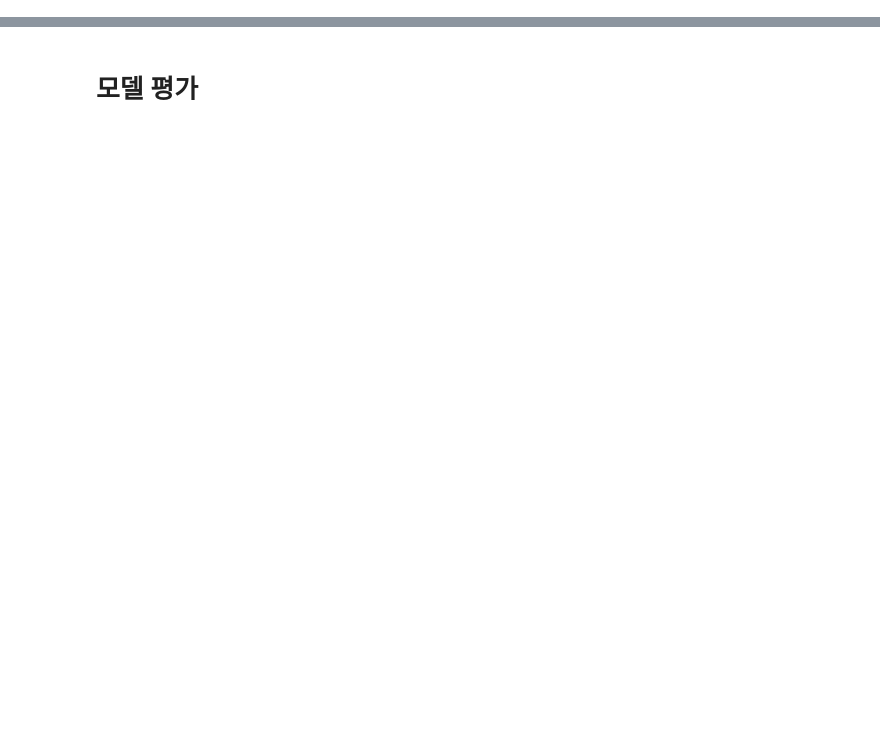
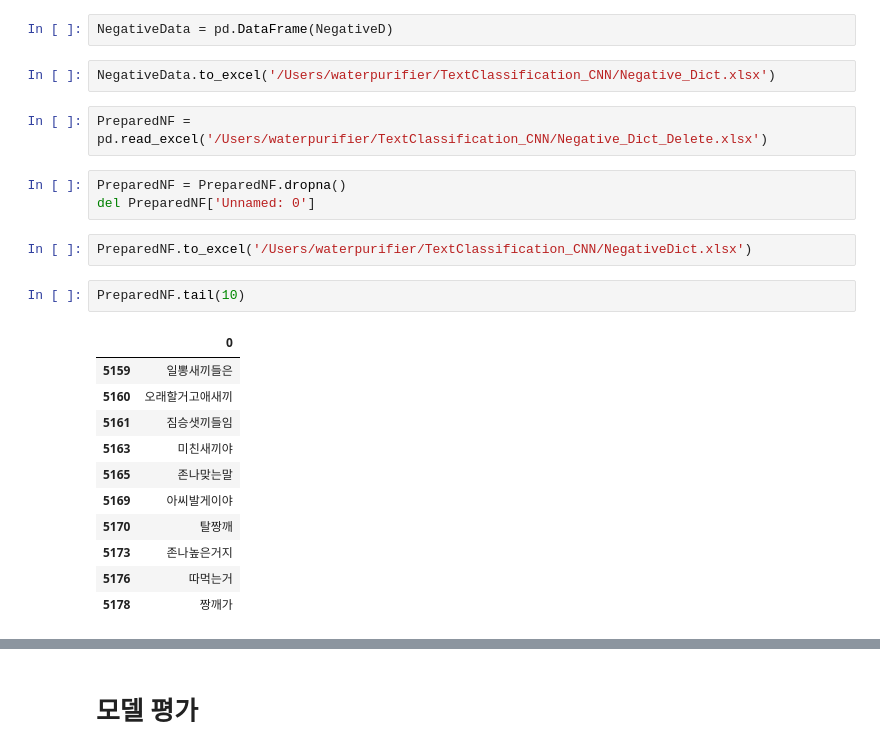
Before and after one commit to onejuice98/Language-Purifier, a Jupyter notebook: CNN_keras.ipynb, the cells around one changed output, grey strips where cells are left out. Saved outputs shown, nothing was run; the diff lists cells and outputs as text; blank space fills up the shorter version.

```diff
--- a/CNN_keras.ipynb
+++ b/CNN_keras.ipynb
@@ -202,0 +570,25 @@ def returnNFactor(res):
+# %%
+NegativeData = pd.DataFrame(NegativeD)
+# %%
+NegativeData.to_excel('/Users/waterpurifier/TextClassification_CNN/Negative_Dict.xlsx')
+# %%
+PreparedNF = pd.read_excel('/Users/waterpurifier/TextClassification_CNN/Negative_Dict_Delete.xlsx')
+# %%
+PreparedNF = PreparedNF.dropna()
+del PreparedNF['Unnamed: 0']
+# %%
+PreparedNF.to_excel('/Users/waterpurifier/TextClassification_CNN/NegativeDict.xlsx')
+# %%
+PreparedNF.tail(10)
+# %% [output]
+|  | 0 |
+| 5159 | 일뽕새끼들은 |
+| 5160 | 오래할거고애새끼 |
+| 5161 | 짐승샛끼들임 |
+| 5163 | 미친새끼야 |
+| 5165 | 존나맞는말 |
+| 5169 | 아씨발게이야 |
+| 5170 | 탈짱깨 |
+| 5173 | 존나높은거지 |
+| 5176 | 따먹는거 |
+| 5178 | 짱깨가 |
```
Also changed, not shown: parts of 44 cells of this notebook.
